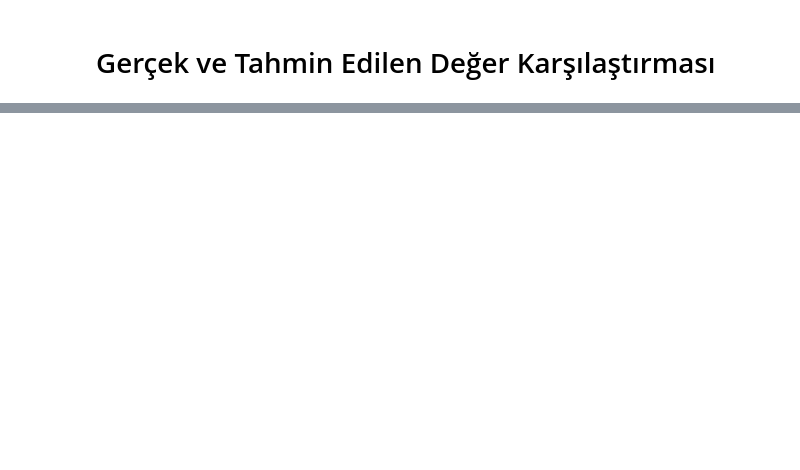
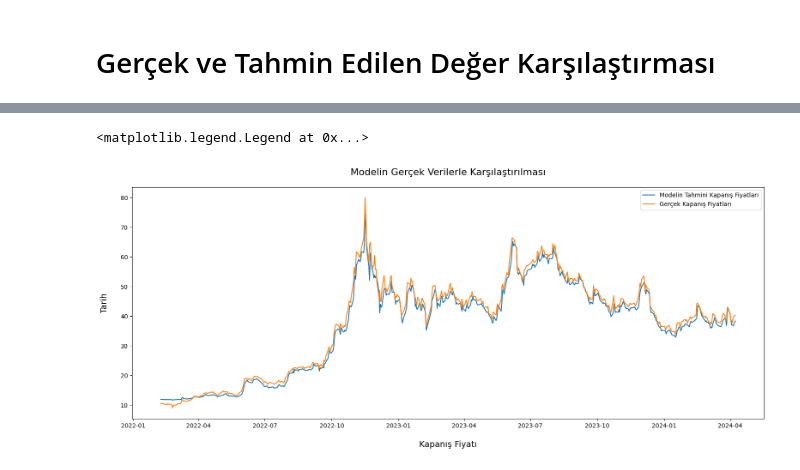
Before and after one commit to Efe-Eroglu/Hisse_Fiyat_Tahmini, a Jupyter notebook: Hisse_Fiyat_Tahmin.ipynb, the cells around one changed output, grey strips where cells are left out. Cells and saved outputs as stored; diff of their text form; code cells hidden in the pictures; blank space fills up the shorter version.

```diff
--- a/Hisse_Fiyat_Tahmin.ipynb
+++ b/Hisse_Fiyat_Tahmin.ipynb
@@ -497,0 +533,19 @@ plt.legend()
+# %%
+scaler2 = MinMaxScaler()
+scaler2.fit(x)
+scaled_data = scaler2.transform(x)
+scaled_data_reshaped = scaled_data.reshape((scaled_data.shape[0], scaled_data.shape[1], 1))
+tahmin_dizisi = model.predict(scaled_data_reshaped)
+
+veri["Tahminler"] = tahmin_dizisi
+# %%
+plt.figure(figsize=(19,7))
+plt.plot(veri["Tahminler"],label="Modelin Tahmini Kapanış Fiyatları")
+plt.plot(veri["Close"],label = "Gerçek Kapanış Fiyatları")
+plt.title("Modelin Gerçek Verilerle Karşılaştırılması", pad = 20, fontsize=16)
+plt.xlabel("Kapanış Fiyatı", labelpad=20, fontsize=14)
+plt.ylabel("Tarih", labelpad=20, fontsize=14)
+plt.legend()
+# %% [output]
+<matplotlib.legend.Legend at 0x...>
+[figure, added]
```
Also changed, not shown: parts of 7 cells of this notebook.
